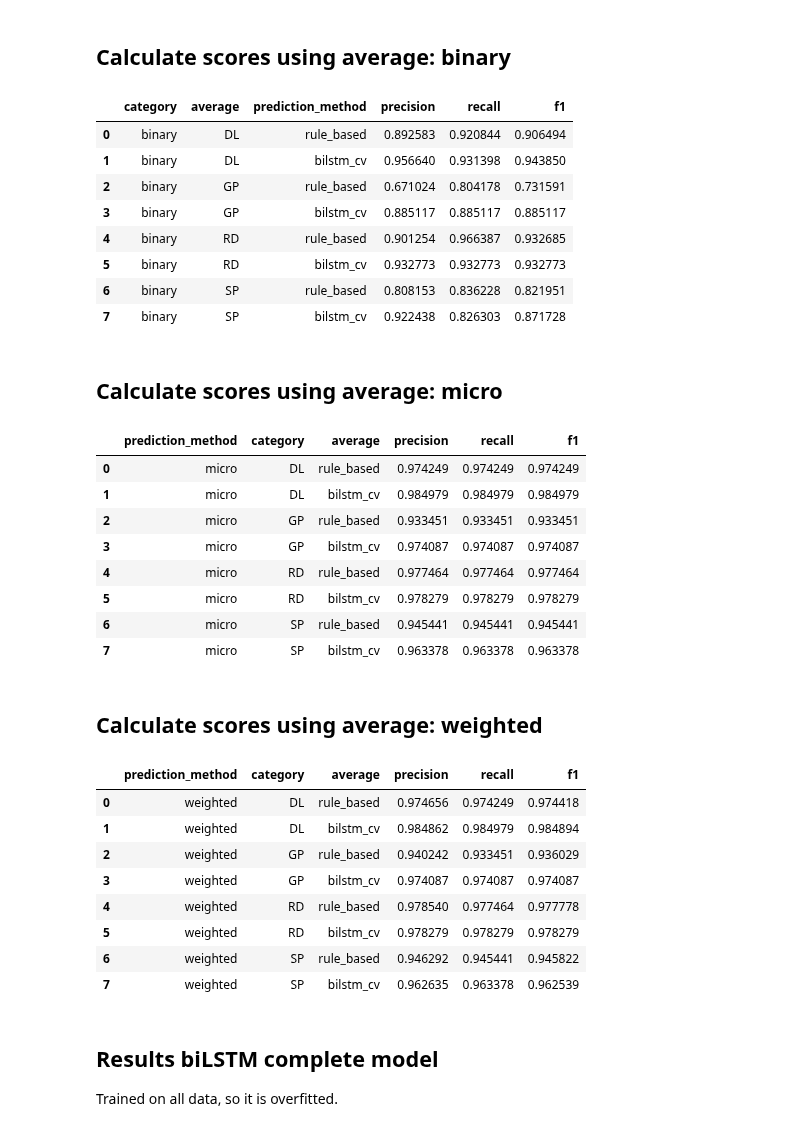
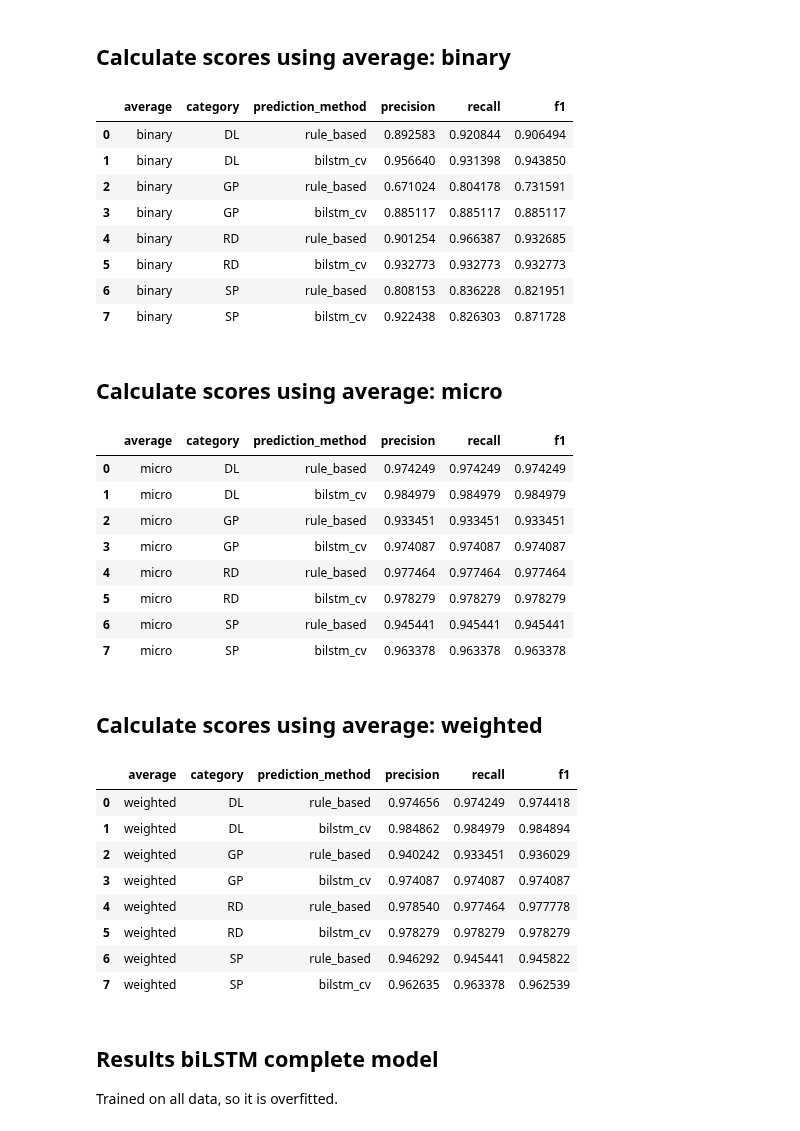
Before and after one commit to umcu/negation-detection, a Jupyter notebook: 01_general_evaluation.ipynb, the cells around one changed output. Cells and saved outputs as stored; diff of their text form; code cells hidden in the pictures.

Commit message:
Fix wrong column names

```diff
--- a/01_general_evaluation.ipynb
+++ b/01_general_evaluation.ipynb
@@ -143,18 +143,18 @@ scores
 # %%
 score_list = []
 score_list.append(create_score_record('rule_based', 'binary', pos_label='negated', category = 'DL'))
 score_list.append(create_score_record('bilstm_cv', 'binary', pos_label='negated', category = 'DL'))
 score_list.append(create_score_record('rule_based', 'binary', pos_label='negated', category = 'GP'))
 score_list.append(create_score_record('bilstm_cv', 'binary', pos_label='negated', category = 'GP'))
 score_list.append(create_score_record('rule_based', 'binary', pos_label='negated', category = 'RD'))
 score_list.append(create_score_record('bilstm_cv', 'binary', pos_label='negated', category = 'RD'))
 score_list.append(create_score_record('rule_based', 'binary', pos_label='negated', category = 'SP'))
 score_list.append(create_score_record('bilstm_cv', 'binary', pos_label='negated', category = 'SP'))
-scores_binary = pd.DataFrame(score_list, columns=['category', 'average', 'prediction_method', 'precision', 'recall', 'f1', 'support'])
+scores_binary = pd.DataFrame(score_list, columns=['average', 'category', 'prediction_method', 'precision', 'recall', 'f1', 'support'])
 scores_binary.drop(['support'], axis=1, inplace=True)
 scores_binary
 # %% [output]
-|  | category | average | prediction_method | precision | recall | f1 |
+|  | average | category | prediction_method | precision | recall | f1 |
 | 0 | binary | DL | rule_based | 0.892583 | 0.920844 | 0.906494 |
 | 1 | binary | DL | bilstm_cv | 0.956640 | 0.931398 | 0.943850 |
 | 2 | binary | GP | rule_based | 0.671024 | 0.804178 | 0.731591 |
@@ -175,11 +175,11 @@ score_list.append(create_score_record('rule_based', 'micro', category = 'RD'))
 score_list.append(create_score_record('bilstm_cv', 'micro', category = 'RD'))
 score_list.append(create_score_record('rule_based', 'micro', category = 'SP'))
 score_list.append(create_score_record('bilstm_cv', 'micro', category = 'SP'))
-scores_micro = pd.DataFrame(score_list, columns=['prediction_method', 'category', 'average', 'precision', 'recall', 'f1', 'support'])
+scores_micro = pd.DataFrame(score_list, columns=['average', 'category', 'prediction_method', 'precision', 'recall', 'f1', 'support'])
 scores_micro.drop(['support'], axis=1, inplace=True)
 scores_micro
 # %% [output]
-|  | prediction_method | category | average | precision | recall | f1 |
+|  | average | category | prediction_method | precision | recall | f1 |
 | 0 | micro | DL | rule_based | 0.974249 | 0.974249 | 0.974249 |
 | 1 | micro | DL | bilstm_cv | 0.984979 | 0.984979 | 0.984979 |
 | 2 | micro | GP | rule_based | 0.933451 | 0.933451 | 0.933451 |
@@ -200,11 +200,11 @@ score_list.append(create_score_record('rule_based', 'weighted', category = 'RD')
 score_list.append(create_score_record('bilstm_cv', 'weighted', category = 'RD'))
 score_list.append(create_score_record('rule_based', 'weighted', category = 'SP'))
 score_list.append(create_score_record('bilstm_cv', 'weighted', category = 'SP'))
-scores_micro = pd.DataFrame(score_list, columns=['prediction_method', 'category', 'average', 'precision', 'recall', 'f1', 'support'])
+scores_micro = pd.DataFrame(score_list, columns=['average', 'category', 'prediction_method', 'precision', 'recall', 'f1', 'support'])
 scores_micro.drop(['support'], axis=1, inplace=True)
 scores_micro
 # %% [output]
-|  | prediction_method | category | average | precision | recall | f1 |
+|  | average | category | prediction_method | precision | recall | f1 |
 | 0 | weighted | DL | rule_based | 0.974656 | 0.974249 | 0.974418 |
 | 1 | weighted | DL | bilstm_cv | 0.984862 | 0.984979 | 0.984894 |
 | 2 | weighted | GP | rule_based | 0.940242 | 0.933451 | 0.936029 |
```
